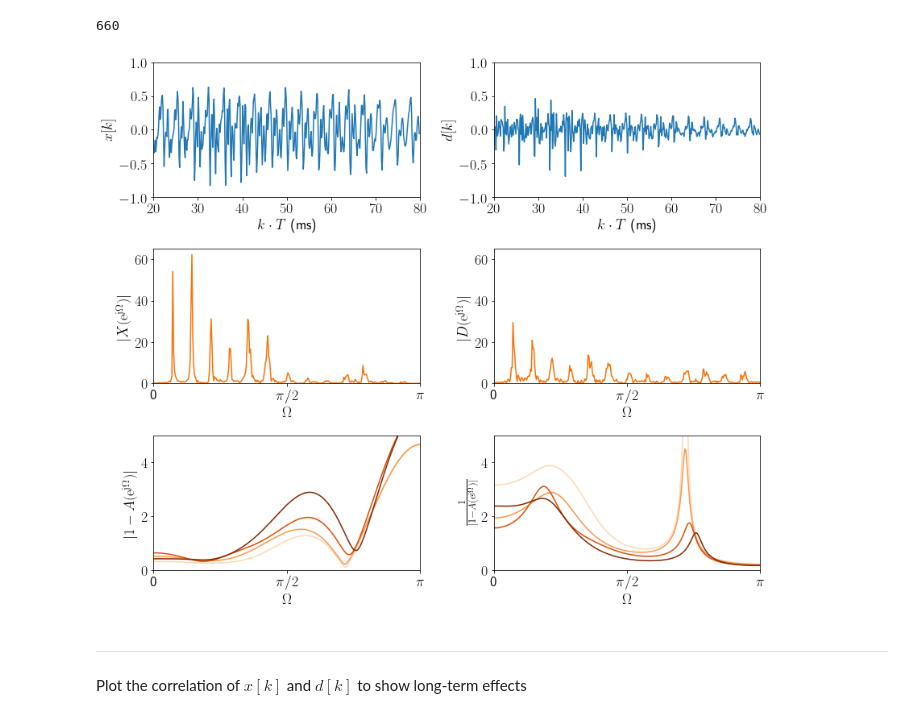
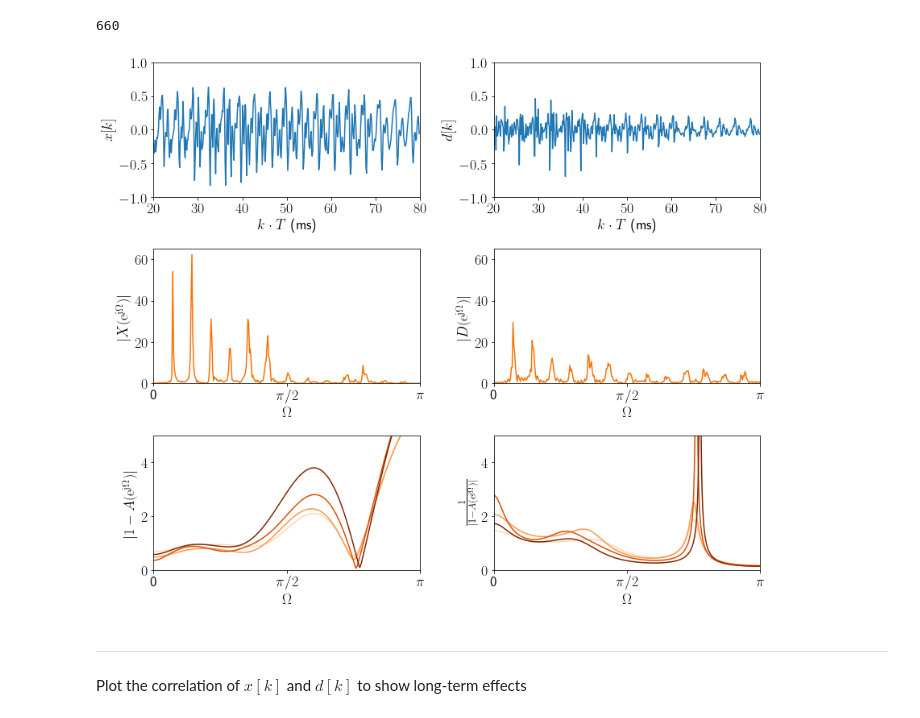
Before and after one commit to kit-cel/lecture-examples, a Jupyter notebook: qc/linear_prediction/Block_Adaptation.ipynb, the cells around one changed output. Drawn from its saved outputs; the diff is of its cells as text; code cells hidden in the pictures.

Commit message:
Fixed erroneous frequency response calculation for Prediction Notebooks

```diff
--- a/qc/linear_prediction/Block_Adaptation.ipynb
+++ b/qc/linear_prediction/Block_Adaptation.ipynb
@@ -46,6 +46,12 @@ def get_prediction_coefficients(x, n):
 
     a_opt = np.linalg.inv(R) @ r
     return a_opt
+
+def get_prediction_frequency_response(a, Omega):
+    A = np.ones_like(Omega) + 1j*np.zeros_like(Omega)
+    for k in range(len(a)):
+        A -= a[k] * np.exp(-1j*(k+1)*Omega)
+    return A
 # %%
 # block-wise processing
 
@@ -80,7 +86,10 @@ for k0 in range(frames):
 X = np.fft.fft(x)
 D = np.fft.fft(d)
 
-A = [np.fft.fft(a_save[k0], len(x)) for k0 in range(len(a_save))]
+# circular frequencies
+Omega = np.linspace(0,np.pi,512)
+
+A = [get_prediction_frequency_response(a_save[k0], Omega) for k0 in range(len(a_save))]
 # %%
 font = {'size'   : 18}
 plt.rc('font', **font)
@@ -113,36 +122,36 @@ plt.subplot(3,2,4)
 plt.plot(np.linspace(0,np.pi,len(D)//2),np.abs(D[:(len(D)//2)]), color='xkcd:orange')
 plt.xlim((0,np.pi))
 plt.ylim((0,65))
 plt.xticks([0,np.pi/2,np.pi],labels=['0', '$\pi/2$', '$\pi$'])
 plt.xlabel('$\Omega$')
 plt.ylabel('$|D(\mathrm{e}^{\mathrm{j}\Omega})|$')
 
 
 plt.subplot(3,2,5)
 color_idx = np.linspace(0.2, 1, len(A))
 for i,k0 in zip(color_idx, range(len(A))):
-    plt.plot(np.linspace(0,np.pi,len(x)//2),np.abs(1-A[k0][:(len(x)//2)]), c=plt.cm.Oranges(i))
+    plt.plot(Omega,np.abs(1-A[k0]), c=plt.cm.Oranges(i))
 plt.xlim((0,np.pi))
 plt.ylim((0,5))
 plt.xticks([0,np.pi/2,np.pi],labels=['0', '$\pi/2$', '$\pi$'])
 plt.xlabel('$\Omega$')
 plt.ylabel('$|1-A(\mathrm{e}^{\mathrm{j}\Omega})|$')
 
 
 plt.subplot(3,2,6)
 color_idx = np.linspace(0.2, 1, len(A))
 for i,k0 in zip(color_idx, range(len(A))):
-    plt.plot(np.linspace(0,np.pi,len(x)//2),1/np.abs(1-A[k0][:(len(x)//2)]), c=plt.cm.Oranges(i))
+    plt.plot(Omega,1/np.abs(1-A[k0]), c=plt.cm.Oranges(i))
 plt.xlim((0,np.pi))
 plt.ylim((0,5))
 plt.xticks([0,np.pi/2,np.pi],labels=['0', '$\pi/2$', '$\pi$'])
 plt.xlabel('$\Omega$')
 plt.ylabel(r'$\frac{1}{|1-A(\mathrm{e}^{\mathrm{j}\Omega})|}$')
 
 plt.tight_layout()
 plt.savefig('figure_DST_6.10.pdf', bbox_inches='tight')
 # %% [output]
-[figure, old version]
+[figure, new version]
 # %% [markdown]
 ---
 Plot the correlation of $x[k]$ and $d[k]$ to show long-term effects
```
Also changed, not shown: 1 other file.
